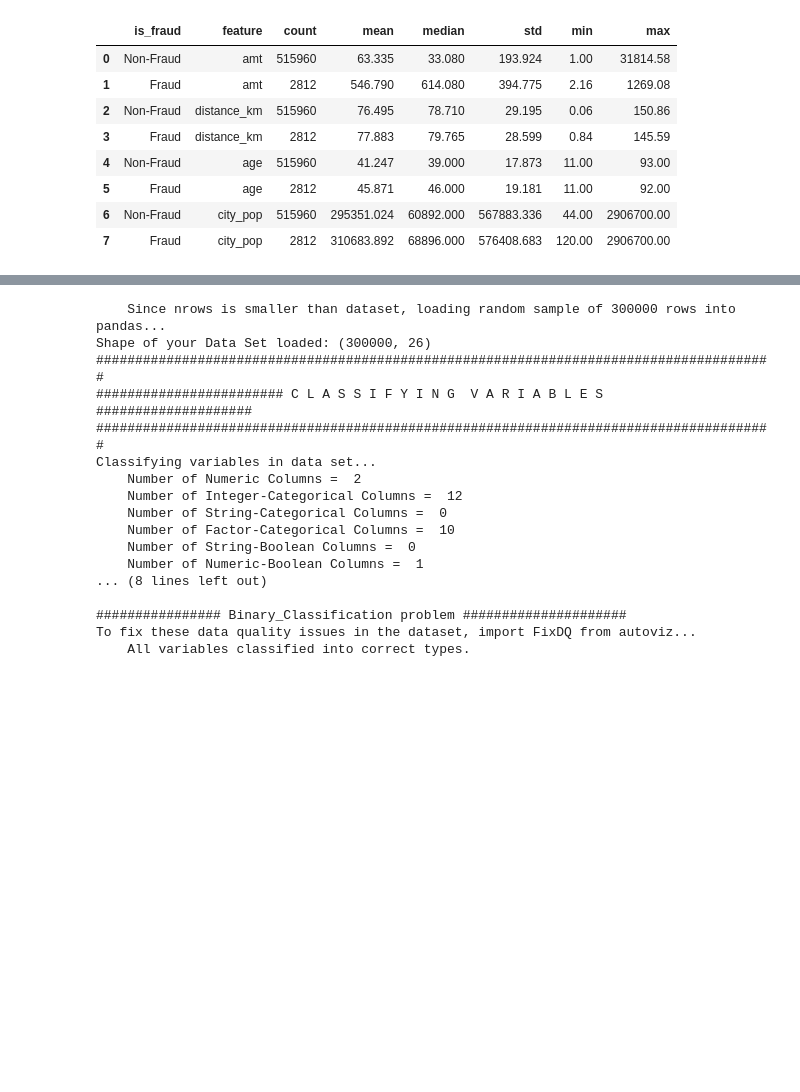
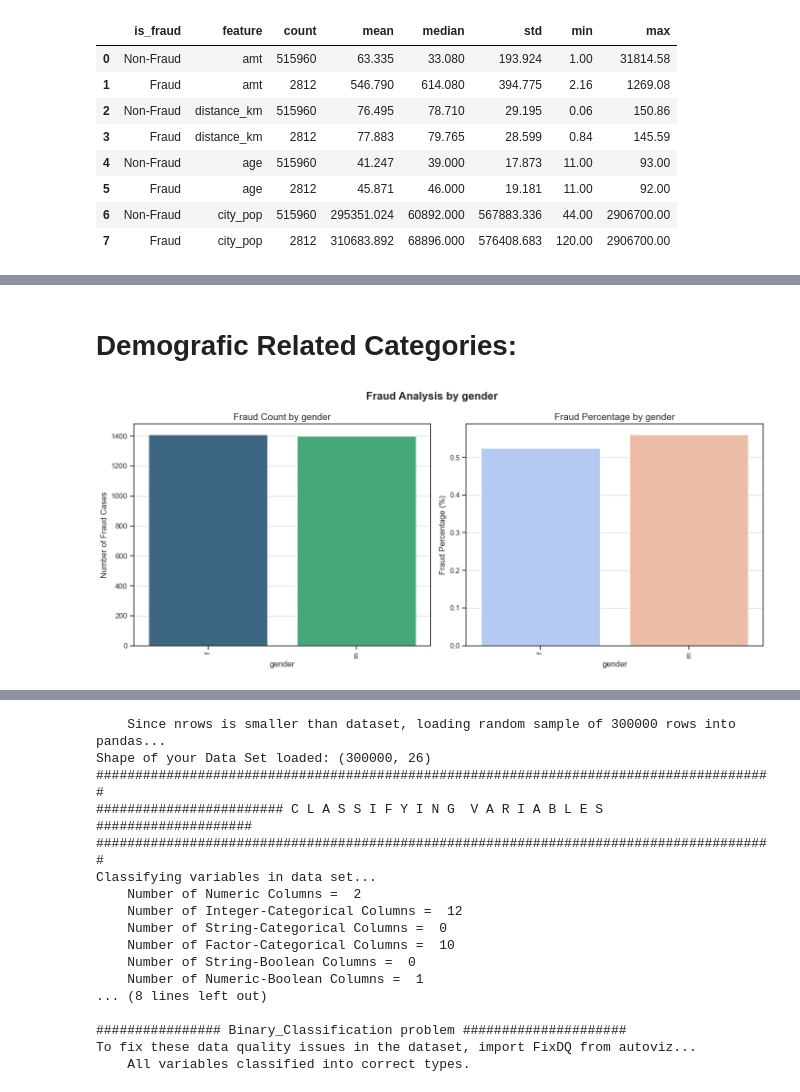
Before and after one commit to Shogant/Credit_Card_Fraud_Detection_Model, a Jupyter notebook: EDA.ipynb, the cells around one changed output, grey strips where cells are left out. Saved outputs shown, nothing was run; the diff lists cells and outputs as text; code cells hidden in the pictures; blank space fills up the shorter version.

```diff
--- a/EDA.ipynb
+++ b/EDA.ipynb
@@ -546,0 +622,40 @@ plt.show()
+# %%
+def plot_categorical(df, feature, target="is_fraud"):
+    # Group by profile and sum the frauds (1 means fraud)
+    fraud_by_feature = df.groupby(feature)[target].sum()
+
+    # Calculate the total number of transactions per profile
+    total_transactions_by_feature = df.groupby(feature).size()
+
+    # Calculate the percentage of fraud transactions for each profile
+    fraud_percentage_by_feature = (fraud_by_feature / total_transactions_by_feature) * 100
+
+    # Sort by the number of fraud cases in ascending order``
+    fraud_by_feature = fraud_by_feature.sort_values(ascending=True)
+    fraud_percentage_by_feature = fraud_percentage_by_feature[fraud_by_feature.index]
+
+    # Set up the subplots (1 row, 2 columns)
+    fig, axes = plt.subplots(1, 2, figsize=(14, 6))
+    plt.suptitle(f'Fraud Analysis by {feature}', fontsize=16, fontweight='bold')
+
+    # Plot 1: Fraud count by profile
+    sns.barplot(x=fraud_by_feature.index, y=fraud_by_feature.values, palette='viridis', ax=axes[0])
+    axes[0].set_xlabel(f'{feature}', fontsize=12)
+    axes[0].set_ylabel(f'Number of Fraud Cases', fontsize=12)
+    axes[0].set_title(f'Fraud Count by {feature}', fontsize=14)
+    axes[0].tick_params(axis='x', rotation=90)
+    axes[0].grid(axis='y', linestyle='-', alpha=0.7)
+
+    # Plot 2: Fraud percentage by profile
+    sns.barplot(x=fraud_percentage_by_feature.index, y=fraud_percentage_by_feature.values , palette='coolwarm', ax=axes[1])
+    axes[1].set_xlabel(f'{feature}', fontsize=12)
+    axes[1].set_ylabel('Fraud Percentage (%)', fontsize=12)
+    axes[1].set_title(f'Fraud Percentage by {feature}', fontsize=14)
+    axes[1].tick_params(axis='x', rotation=90)
+    axes[1].grid(axis='y', linestyle='-', alpha=0.7)
+
+    # Adjust layout for better spacing
+    plt.tight_layout()
+
+    # Show the plot
+    plt.show()
@@ -546,0 +693,7 @@ plt.show()
+# %% [markdown]
+# Demografic Related Categories:
+# %%
+# demografic_cat = ['gender','age_group', 'job_category', 'location_profile']
+plot_categorical(df, 'gender')
+# %% [output]
+[figure, added]
```
Also changed, not shown: parts of 47 cells of this notebook, 1 other file.
